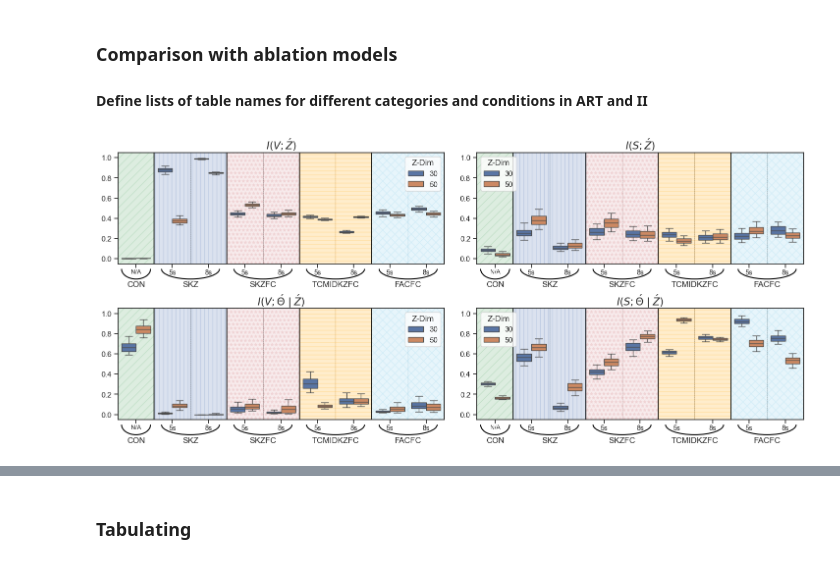
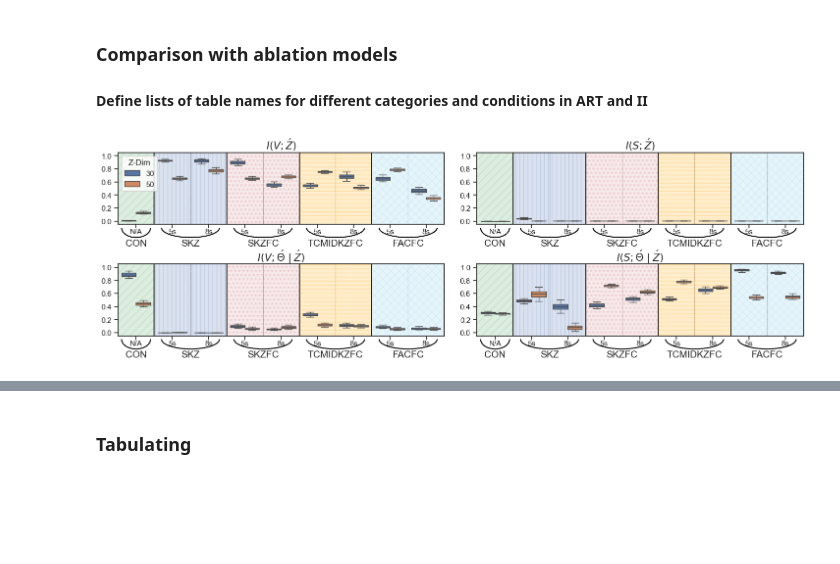
Before and after one commit to JunetaeKim/VABAM, a Jupyter notebook: VisualizationMetrics.ipynb, the cells around one changed output, grey strips where cells are left out. Cells and saved outputs as stored; diff of their text form; code cells hidden in the pictures; blank space fills up the shorter version.

```diff
--- a/VisualizationMetrics.ipynb
+++ b/VisualizationMetrics.ipynb
@@ -41,7 +41,7 @@ def add_underbrace(ax, center, text, width=2.0, height=0.2, y_offset=-0.15):
     ax.add_patch(arc)
 
     # Add the label text under the arc, disable clipping
-    text_artist = ax.text(center, y_offset - (height / 2)-0.02, text, ha='center', va='top', fontsize=12)
+    text_artist = ax.text(center, y_offset - (height / 2)-0.02, text, ha='center', va='top', fontsize=14)
     text_artist.set_clip_on(False)
 # %% [markdown]
 ### Aggregation of Mutual Information Tables for Model Evaluation
@@ -302,7 +311,7 @@ TabList_ART = ['ConVAE_ART_30', 'ConVAE_ART_50',   'SKZ_ART_30_500','SKZ_ART_30_
               'TCMIDKZFC_ART_30_500', 'TCMIDKZFC_ART_30_800', 'TCMIDKZFC_ART_50_500', 'TCMIDKZFC_ART_50_800',
               'FACFC_ART_30_500', 'FACFC_ART_30_800', 'FACFC_ART_50_500', 'FACFC_ART_50_800']
 # %%
-AnalTabList = TabList_ART  # TabList_ART   TabList_II
+AnalTabList = TabList_II  # TabList_ART   TabList_II
 AnalMItableSet =  MItableSet[(MItableSet['Model'].isin(AnalTabList))].reset_index(drop=True)
 AnalMItableSet['MetricNew'] = AnalMItableSet['Metrics'].str.replace(r'\(\w+\)\s*', '', regex=True)  # Extract new metric names
 AnalMItableSet['Values'] = AnalMItableSet.groupby('Metrics')['Values'].transform(lambda x: (x - x.min()) / (x.max() - x.min()))
@@ -341,7 +350,7 @@ fixed_palette = sns.color_palette("Set2", total_models)
 sns.set(style="ticks")
 
 # Create a 3x2 subplot structure
-fig, axes = plt.subplots(2, 2, figsize=(18, 8))
+fig, axes = plt.subplots(2, 2, figsize=(18, 5.5))
 axes = axes.flatten(order='F')
 
 PlotIdx = 0
@@ -374,50 +383,63 @@ for ax, metric in zip(axes, metrics_categories):
 
     y_offset = - 0.1
     # Add underbraces with the function
-    add_underbrace(ax, 0, 'CON', width=0.8, height=0.2 ,y_offset=y_offset)
-    add_underbrace(ax, 1.5, 'SKZ', width=1.6, height=0.2 ,y_offset=y_offset)
-    add_underbrace(ax, 3.5 , 'SKZFC', width=1.6, height=0.2 ,y_offset=y_offset)
-    add_underbrace(ax, 5.5, 'TCMIDKZFC', width=1.6, height=0.2 ,y_offset=y_offset)
-    add_underbrace(ax, 7.5, 'FACFC', width=1.6, height=0.2 ,y_offset=y_offset)
+    add_underbrace(ax, 0, 'CON', width=0.8, height=0.3 ,y_offset=y_offset)
+    add_underbrace(ax, 1.5, 'SKZ', width=1.6, height=0.3 ,y_offset=y_offset)
+    add_underbrace(ax, 3.5 , 'SKZFC', width=1.6, height=0.3 ,y_offset=y_offset)
+    add_underbrace(ax, 5.5, 'TCMIDKZFC', width=1.6, height=0.3 ,y_offset=y_offset)
+    add_underbrace(ax, 7.5, 'FACFC', width=1.6, height=0.3 ,y_offset=y_offset)
 
 
 
-    ax.text(0, -0.1, 'N/A', ha='center', va='top', fontsize=9)
+    ax.text(0, -0.11, 'N/A', ha='center', va='top', fontsize=11)
     for num, line_pos in enumerate ([1, 3, 5,7]):
-        ax.text(line_pos, -0.1, '5s', ha='center', va='top', fontsize=10)
-        ax.text(line_pos+1, -0.1, '8s', ha='center', va='top', fontsize=10)
+        ax.text(line_pos, -0.11, '5s', ha='center', va='top', fontsize=11)
+        ax.text(line_pos+1, -0.11, '8s', ha='center', va='top', fontsize=11)
 
 
     sns.boxplot(x='Model', y='Values', hue='Z-Dim', data=Subset, ax=ax, showfliers=False, whis=[5, 95], hue_order=['30', '50'])
+
+    if PlotIdx == 0:
+        # 첫 번째 plot에만 범례 표시
+        ax.legend(title='Z-Dim',  loc='upper left')
+    else:
+        # 나머지 plot에서는 범례 제거
+        ax.legend([], frameon=False)
+
+    '''
     if PlotIdx <= 1:
         ax.legend(title='Z-Dim',  loc='upper right')
     else:
         ax.legend(title='Z-Dim',  loc='upper left')
+    '''
 
     ax.set_title(metric , fontsize=15, pad=5)
     ax.set_xlabel('')
     ax.set_ylabel('')
     ax.set_xticks(range(NumModels))
     #ax.set_xticklabels([DictModelLabel[model] for model in unique_models_subset])
     ax.set_xticklabels('')
 
     ax.set_ylim([-0.05 , 1.05])
+    ax.set_yticks([0, 0.2, 0.4, 0.6, 0.8, 1])
+
+
 
     PlotIdx += 1
 
 #plt.tight_layout()
 # Adjust subplot parameters to give specified padding
-plt.subplots_adjust(bottom=0.2, wspace=0.1, hspace=0.4)
+plt.subplots_adjust(bottom=0.2, wspace=0.1, hspace=0.55)
 # Prepare and sort labels
 sorted_labels = sorted(DictModelLabel.items(), key=lambda x: x[1])
 
 CompLen = AnalMItableSet['Model'][0][-3:]
 if 'ART' in AnalMItableSet['Model'][0]:
-    plt.savefig('./EvalResults/Figures/VP_ART_ABL.png', bbox_inches='tight')
+    plt.savefig('./EvalResults/Figures/Metric_ART2.png', bbox_inches='tight')
 else:
-    plt.savefig('./EvalResults/Figures/VP_II_ABL.png', bbox_inches='tight')
+    plt.savefig('./EvalResults/Figures/Metric_II2.png', bbox_inches='tight')
 
 # Display the plot
 plt.show()
 # %% [output]
-[figure, old version]
+[figure, new version]
```
Also changed, not shown: parts of 15 cells of this notebook.
